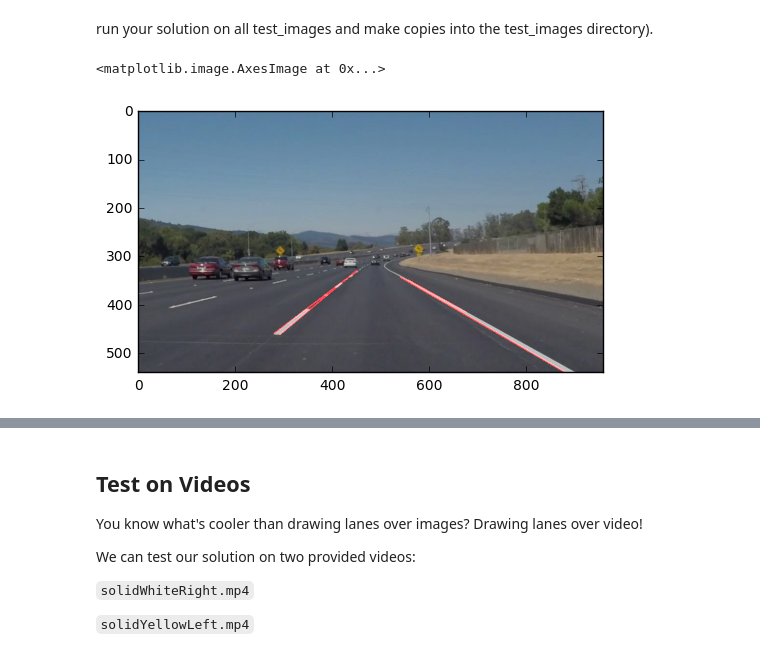
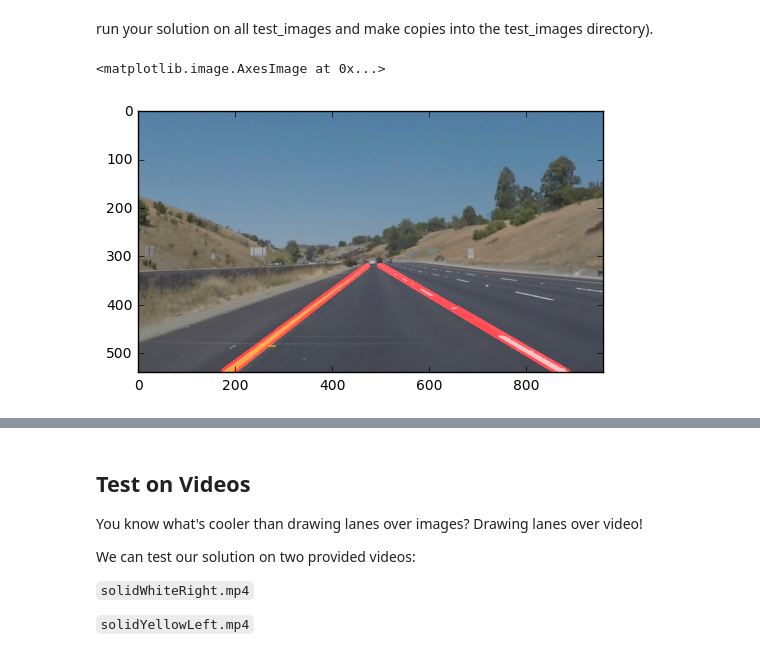
Before and after one commit to TheAisBack/CarND-LaneLines-P1, a Jupyter notebook: P1.ipynb, the cells around one changed output, grey strips where cells are left out. Cells and saved outputs as stored; diff of their text form; code cells hidden in the pictures.

```diff
--- a/P1.ipynb
+++ b/P1.ipynb
@@ -101,7 +101,7 @@ def region_of_interest(img, vertices):
     return masked_image
 
 
-def draw_lines(img, lines, color=[255, 0, 0], thickness=2):
+def draw_lines(img, lines, color=[255, 0, 0], thickness=10):
     """
     NOTE: this is the function you might want to use as a starting point once you want to
     average/extrapolate the line segments you detect to map out the full
@@ -178,18 +178,16 @@ line_image6 = np.copy(sixthImage)
 # %%
 def pipeline(image):
     gray = grayscale(image) #converts to Gray
-    blurImage = gaussian_blur(gray, 7) #kernal_size = 5
-    cannyImage = canny(blurImage, 80, 150) #low_threshold = 80, high_threshold = 270
-    vertices = np.array([[(125, 545),(900, 545), (560, 350), (400, 305)]])
+    blurImage = gaussian_blur(gray, 3) #kernal_size = 3
+    cannyImage = canny(blurImage, 50, 200) #low_threshold = 80, high_threshold = 150
+    vertices = np.array([[(100, 540),(450, 320), (550, 320), (900, 540)]])
     regionImage = region_of_interest(cannyImage, vertices) #vertices above
-    #lines = cv2.HoughLinesP(regionImage, 1, np.pi/180, 55, 100, 400)
-    #drawImage = draw_lines(regionImage, lines)
-    houghImage = hough_lines(regionImage, 1, np.pi/180, 55, 100, 400)
+    houghImage = hough_lines(regionImage, 1, np.pi/180, 30, 100, 160) #(img, rho, theta, threshold, min_line_len, max_line_gap)
     weightImage = weighted_img(houghImage, image)
 
     return weightImage
 
-plt.imshow(pipeline(line_image1))
+plt.imshow(pipeline(line_image6))
 # %% [output]
 <matplotlib.image.AxesImage at 0x...>
-[figure, old version]
+[figure, new version]
```
Also changed, not shown: parts of 9 cells of this notebook.
